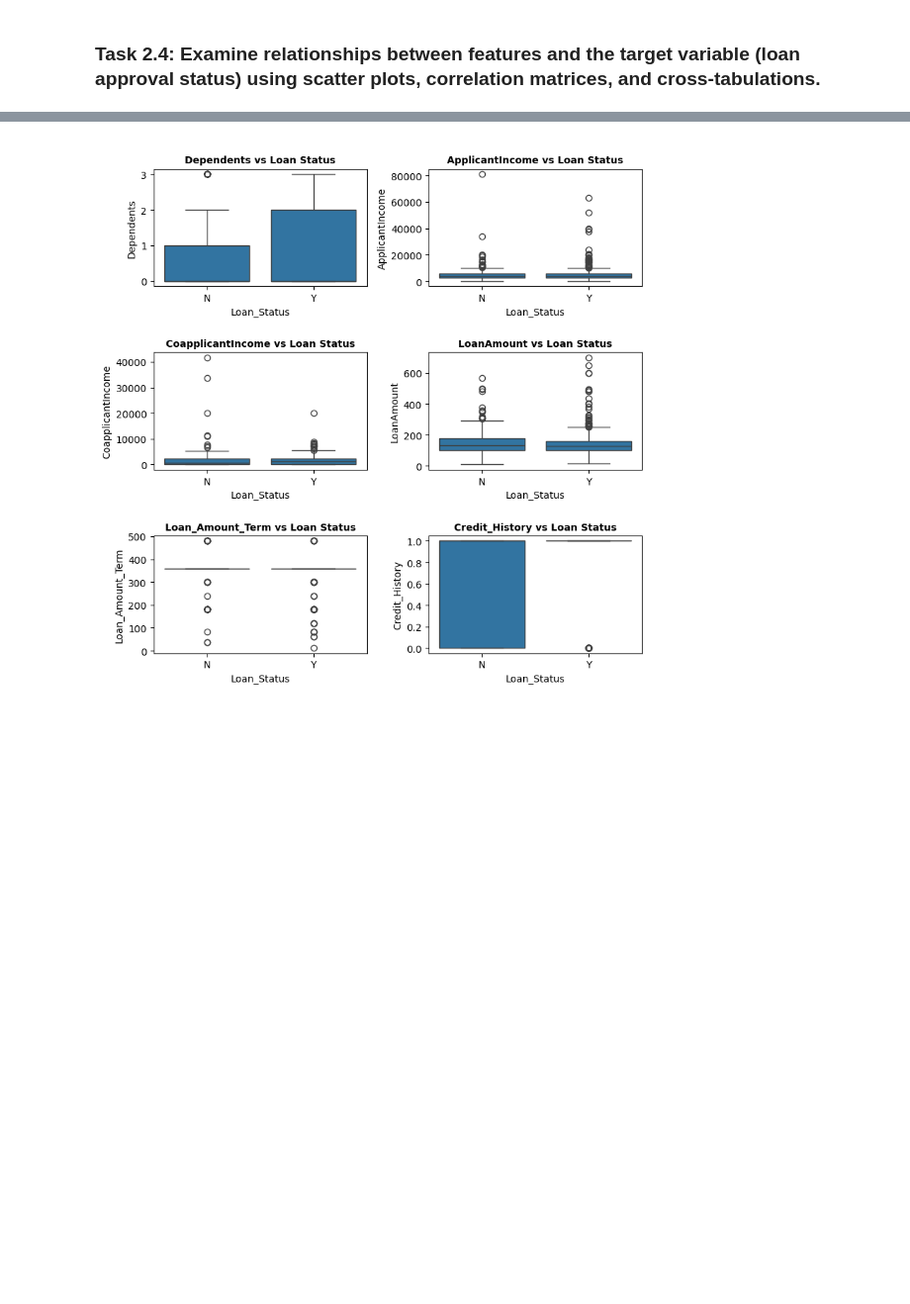
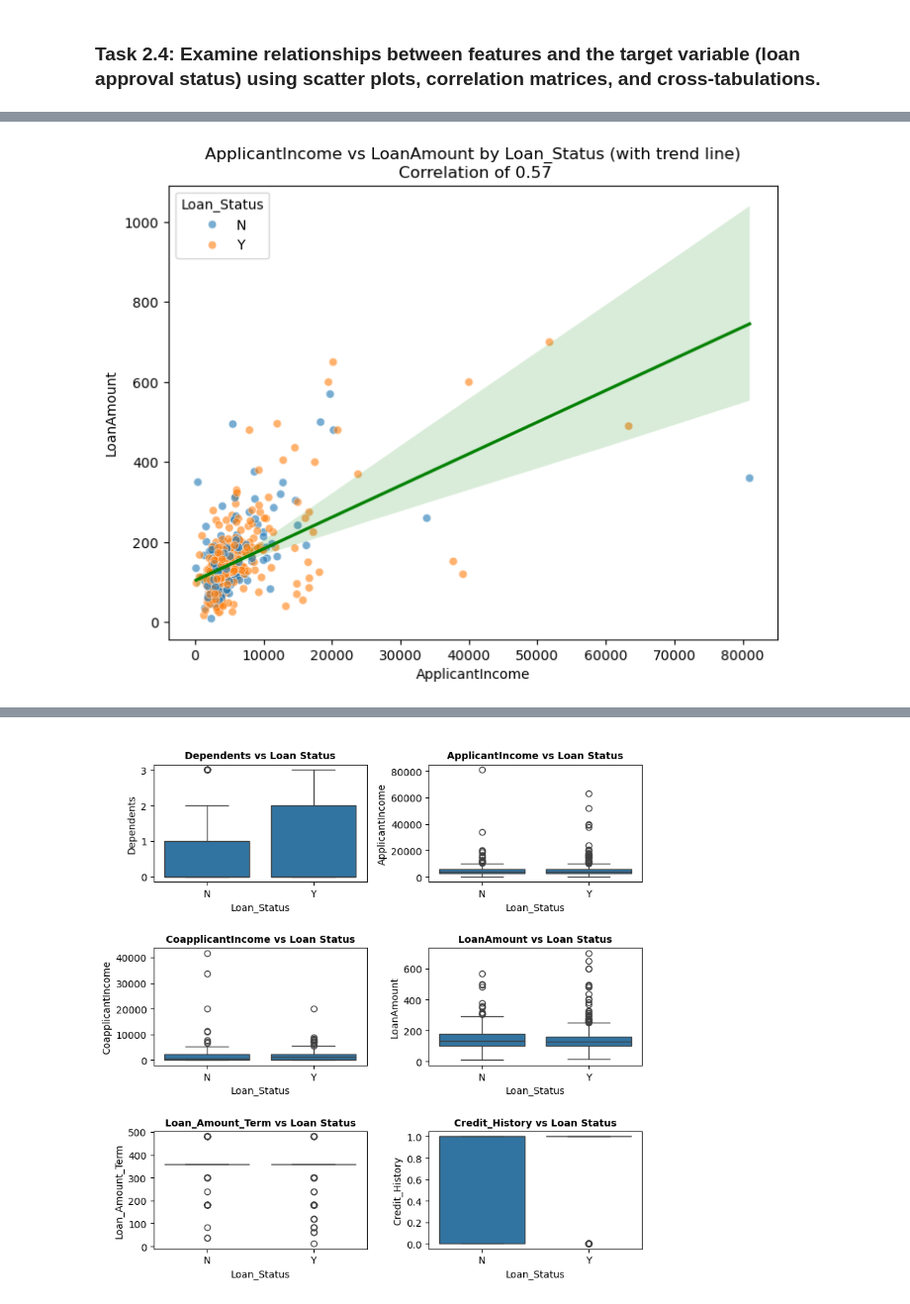
Before and after one commit to Olasquare043/EDA-on-Home-Loan-dataset, a Jupyter notebook: task_25.ipynb, the cells around one changed output, grey strips where cells are left out. Shown: that part at 99% size. Saved outputs shown, nothing was run; the diff lists cells and outputs as text; code cells hidden in the pictures; blank space fills up the shorter version.

```diff
--- a/task_25.ipynb
+++ b/task_25.ipynb
@@ -541,0 +544,12 @@ will check all against our terget variable **(Loan_Status)**
+# %%
+# creating a function to plot scatter plot of two numerical
+#  and use target as hue
+
+def checkrelationship(df, feature1, feature2, target):
+    r= df[feature1].corr(df[feature2])
+    color="green" if r<0.5 else color="red"
+    plt.figure(figsize=(8,6))
+    sns.scatterplot(data=df, x=feature1, y=feature2, hue=target, alpha=0.6)
+    sns.regplot(data=df,x=feature1,y=feature2, scatter=False, color=color)
+    plt.title(f"{feature1} vs {feature2} by {target} (with trend line)\n Correlation of {r:.2f}")
+    plt.show()
@@ -541,0 +564,8 @@ will check all against our terget variable **(Loan_Status)**
+# %%
+from itertools import combinations
+for f1, f2 in combinations(numerical_cols,2):
+    r = train_data[f1].corr(train_data[f2])
+    if abs(r) >= 0.3:  # show only moderate/strong relationships
+        checkrelationship(df=train_data, feature1=f1,feature2=f2,target="Loan_Status")
+# %% [output]
+[figure, added]
```
Also changed, not shown: parts of 10 cells of this notebook.
